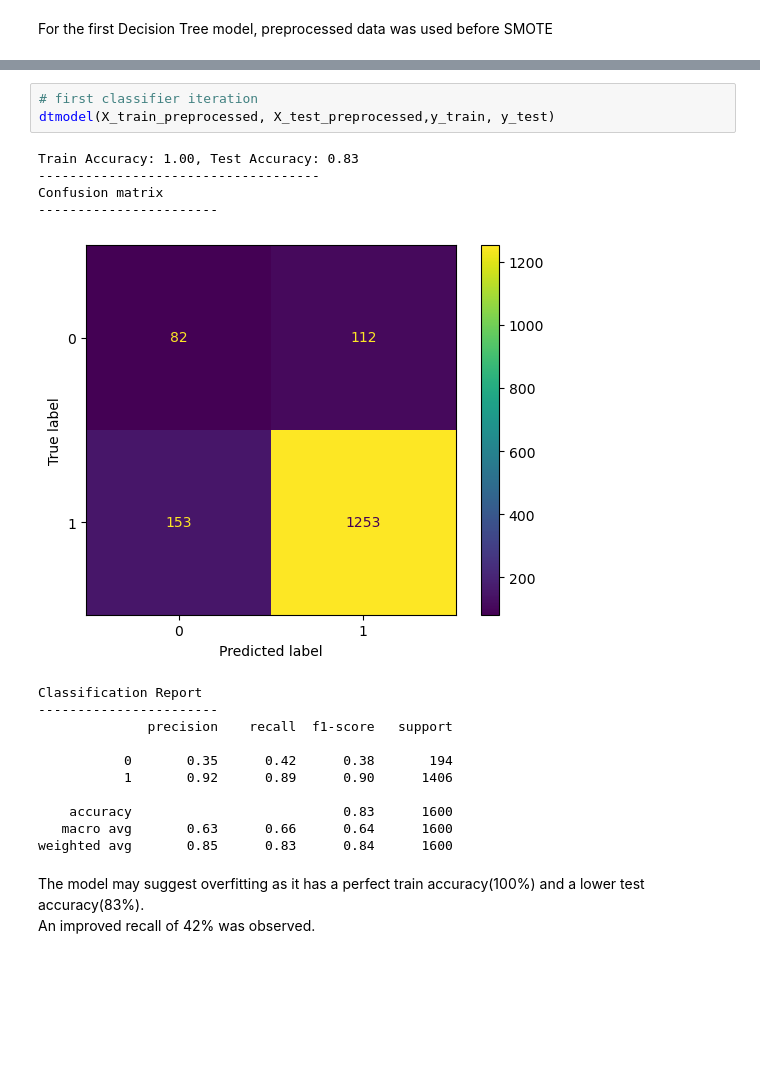
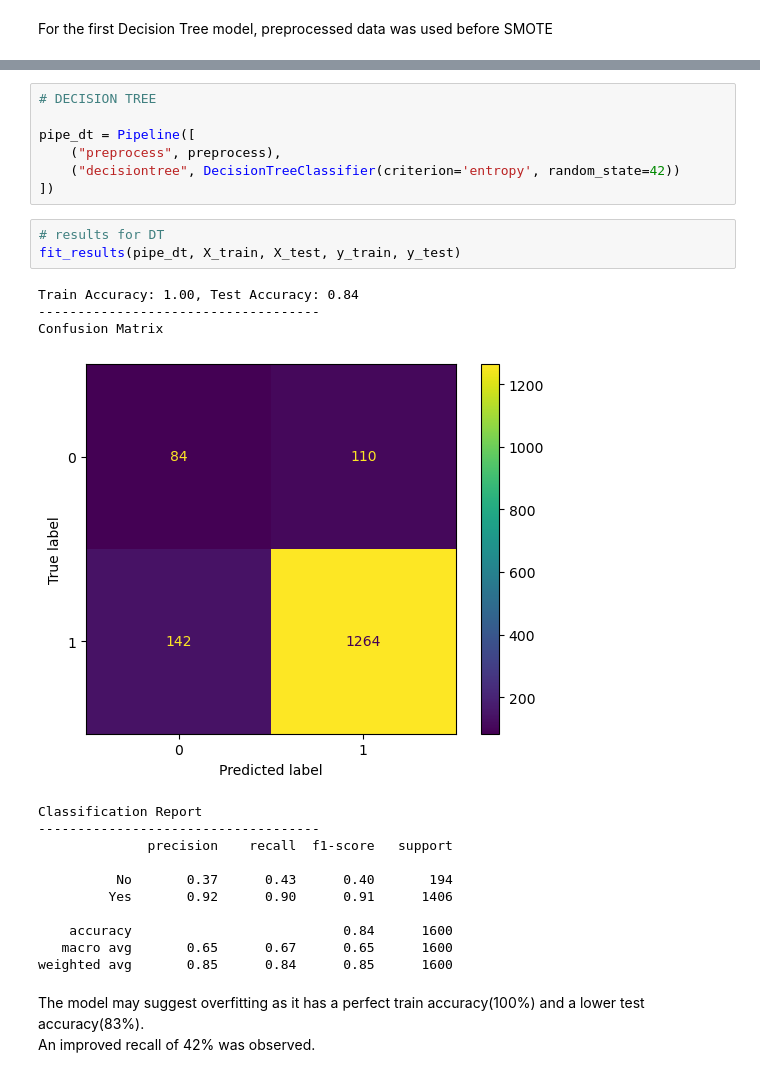
Before and after one commit to am-eric/DigitalMarketing-Analytics, a Jupyter notebook: analysis.ipynb, the cells around one changed output, grey strips where cells are left out. Cells and saved outputs as stored; diff of their text form; blank space fills up the shorter version.

```diff
--- a/analysis.ipynb
+++ b/analysis.ipynb
@@ -816,22 +749,28 @@ def dtmodel(X_train, X_test, y_train, y_test):
-# %%
-# first classifier iteration
-dtmodel(X_train_preprocessed, X_test_preprocessed,y_train, y_test)
-# %% [output]
-Train Accuracy: 1.00, Test Accuracy: 0.83
-------------------------------------
-Confusion matrix
------------------------
-[figure, removed]
-Classification Report
------------------------
-              precision    recall  f1-score   support
-
-           0       0.35      0.42      0.38       194
-           1       0.92      0.89      0.90      1406
-
-    accuracy                           0.83      1600
-   macro avg       0.63      0.66      0.64      1600
-weighted avg       0.85      0.83      0.84      1600
+# %%
+# DECISION TREE
+
+pipe_dt = Pipeline([
+    ("preprocess", preprocess),
+    ("decisiontree", DecisionTreeClassifier(criterion='entropy', random_state=42))
+])
+# %%
+# results for DT
+fit_results(pipe_dt, X_train, X_test, y_train, y_test)
+# %% [output]
+Train Accuracy: 1.00, Test Accuracy: 0.84
+------------------------------------
+Confusion Matrix
+[figure, added]
+Classification Report
+------------------------------------
+              precision    recall  f1-score   support
+
+          No       0.37      0.43      0.40       194
+         Yes       0.92      0.90      0.91      1406
+
+    accuracy                           0.84      1600
+   macro avg       0.65      0.67      0.65      1600
+weighted avg       0.85      0.84      0.85      1600
 # %% [markdown]
 The model may suggest overfitting as it has a perfect train accuracy(100%) and a lower test accuracy(83%).
 An improved recall of 42% was observed.
```
Also changed, not shown: parts of 73 cells of this notebook, 2 other files.
